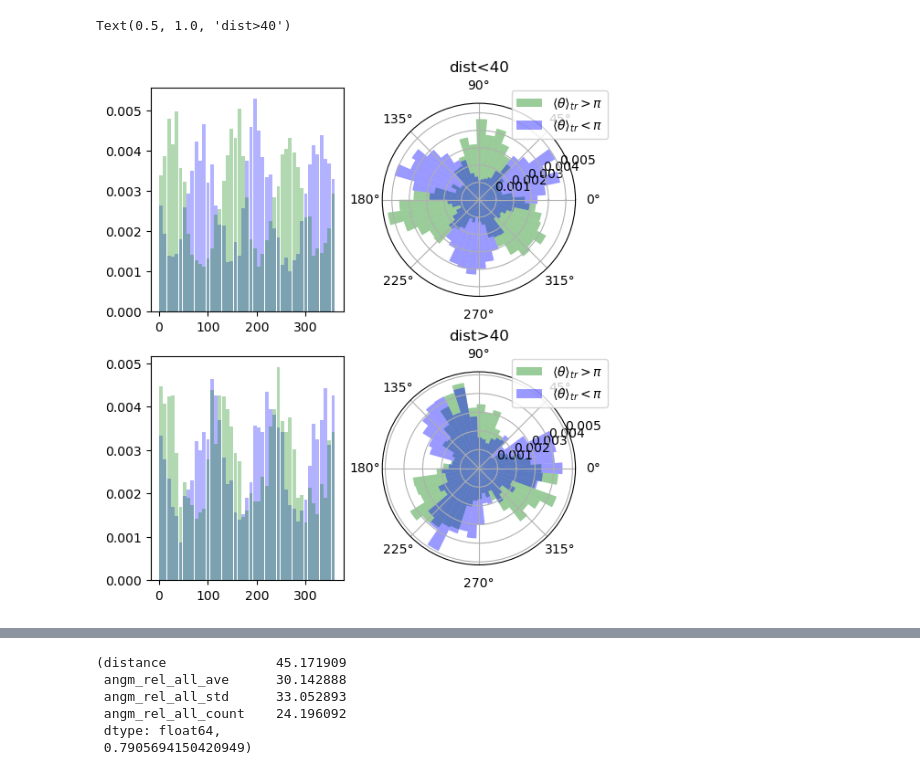
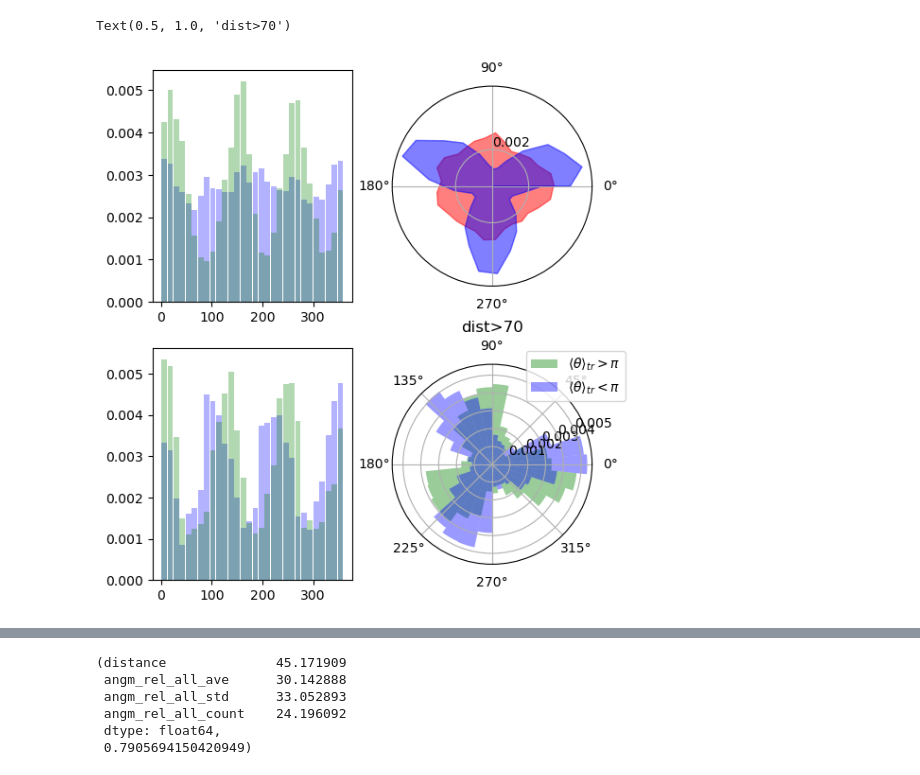
Before and after one commit to viciya/nematics, a Jupyter notebook: nematics/journals/defect_FusionCreation.ipynb, the cells around one changed output, grey strips where cells are left out. Saved outputs shown, nothing was run; the diff lists cells and outputs as text; code cells hidden in the pictures.

```diff
--- a/nematics/journals/defect_FusionCreation.ipynb
+++ b/nematics/journals/defect_FusionCreation.ipynb
@@ -133,16 +283,20 @@ for label, ax_set in zip(["fusion","creation"], [(ax1,ax3,ax5), (ax2,ax4,ax6)]):
 %matplotlib inline
 df_all = df_fuse
 # df_all = df_all.groupby('plus_id').filter(lambda x: len(x)>10).copy()
-dist = 40
+dist = 70
 
-bins_number = 45  # the [0, 360) interval will be subdivided into this
+bins_number = 30  # the [0, 360) interval will be subdivided into this
 # number of equal bins
 bins = np.linspace(0, 2*np.pi, bins_number+1)
+bins_ = np.linspace(0, 2*np.pi, bins_number)
 width = 2 * np.pi / bins_number
 
+m_ang = []
 m_ang_up_close, m_ang_down_close = [], []
 m_ang_up_far, m_ang_down_far = [], []
 for i in range(3):
+    m_ang.append(df_all["angm"+str(i+1)+"_rel"][df_all["distance"]<dist].values)
+
     m_ang_up_close.append(df_all["angm"+str(i+1)+"_rel"][np.logical_and(
         df_all["fuse_up"], df_all["distance"]<dist)].values)
     m_ang_down_close.append(df_all["angm"+str(i+1)+"_rel"][np.logical_and(
@@ -153,47 +307,55 @@ for i in range(3):
         ~df_all["fuse_up"], df_all["distance"]>dist)].values)
     # break
 
+m_ang = np.concatenate(m_ang)
 m_ang_up_close = np.concatenate(m_ang_up_close)
 m_ang_down_close = np.concatenate(m_ang_down_close)
 m_ang_up_far = np.concatenate(m_ang_up_far)
 m_ang_down_far = np.concatenate(m_ang_down_far)
 
 fig1 = plt.figure(figsize=(6,7))
 ax1 = plt.subplot(221)
 ax2 = plt.subplot(222, projection='polar')
 ax3 = plt.subplot(223)
 ax4 = plt.subplot(224, projection='polar')
 
 # p1,_,_ = ax1.hist((m_ang_up_close % (2/3*np.pi))*180/np.pi, bins*180/np.pi, #one peak
-p1,_,_ = ax1.hist((m_ang_up_close % (2*np.pi))*180/np.pi, bins*180/np.pi, #three peaks
+p1,_,_ = ax1.hist((m_ang % (2*np.pi))*180/np.pi, bins*180/np.pi, #three peaks
                     density=True, rwidth=.9, alpha=.3, color="b")
+# p1,_,_ = ax1.hist((m_ang_up_close % (2*np.pi))*180/np.pi, bins*180/np.pi, #three peaks
+#                     density=True, rwidth=.9, alpha=.3, color="b")
 
 # p2,_,_ = ax1.hist(360-(-m_ang_down_close % (2/3*np.pi))*180/np.pi, bins*180/np.pi, #one peak
 p2,_,_ = ax1.hist((m_ang_down_close % (2*np.pi))*180/np.pi, bins*180/np.pi, #three peaks
                     density=True, rwidth=.9, alpha=.3, color="g")
 
-ax2.bar(bins[:bins_number], p1, color="green", width=width, bottom=0.0, alpha=.4,
-                    label=r"$\langle \theta \rangle _{tr} > \pi$")
-ax2.bar(bins[:bins_number], p2, color="blue", width=width, bottom=0.0, alpha=.4,
-                    label=r"$\langle \theta \rangle _{tr} < \pi$")
-ax2.legend(bbox_to_anchor=(1.2, 1.1)); ax2.set_title("dist<%s" % dist)
+ax2.fill_between(bins_, p1, color="r", alpha=.5)
+ax2.fill_between(bins_, p2, color="b", alpha=.5)
+ax2.set_rgrids(np.arange(.002,.005,.003), angle=90); ax2.set_thetagrids([0,90,180,270])
+# ax2.bar(bins[:bins_number], p1, color="green", width=width, bottom=0.0, alpha=.4,
+#                     label=r"$\langle \theta \rangle _{tr} > \pi$")
+# ax2.bar(bins[:bins_number], p2, color="blue", width=width, bottom=0.0, alpha=.4,
+#                     label=r"$\langle \theta \rangle _{tr} < \pi$")
+# ax2.legend(bbox_to_anchor=(1.2, 1.1)); ax2.set_title("dist<%s" % dist)
 
 # p3,_,_ = ax3.hist((m_ang_up_far % (2/3*np.pi))*180/np.pi, bins*180/np.pi, #one peak
 p3,_,_ = ax3.hist((m_ang_up_far % (2*np.pi))*180/np.pi, bins*180/np.pi, #three peaks
                     density=True, rwidth=.9, alpha=.3, color="b")
 
 # p4,_,_ = ax3.hist(360-(-m_ang_down_far % (2/3*np.pi))*180/np.pi, bins*180/np.pi, #one peak
 p4,_,_ = ax3.hist(m_ang_down_far % (2*np.pi)*180/np.pi, bins*180/np.pi, #three peaks
                     density=True, rwidth=.9, alpha=.3, color="g")
 
 ax4.bar(bins[:bins_number], p3, color="green", width=width, bottom=0.0, alpha=.4,
                     label=r"$\langle \theta \rangle _{tr} > \pi$")
 ax4.bar(bins[:bins_number], p4, color="blue", width=width, bottom=0.0, alpha=.4,
                     label=r"$\langle \theta \rangle _{tr} < \pi$")
 ax4.legend(bbox_to_anchor=(1.2, 1.1)); ax4.set_title("dist>%s" % dist)
+
+# fig1.savefig(r"C:\Users\victo\OneDrive - BGU\BEER\DefectInter paper\Images\HBEC_minus_hist_cr.svg")
 # %% [output]
-Text(0.5, 1.0, 'dist>40')
+Text(0.5, 1.0, 'dist>70')
-[figure, old version]
+[figure, new version]
 # %%
 %matplotlib inline
 
```
Also changed, not shown: parts of 20 cells of this notebook, 6 other files.
